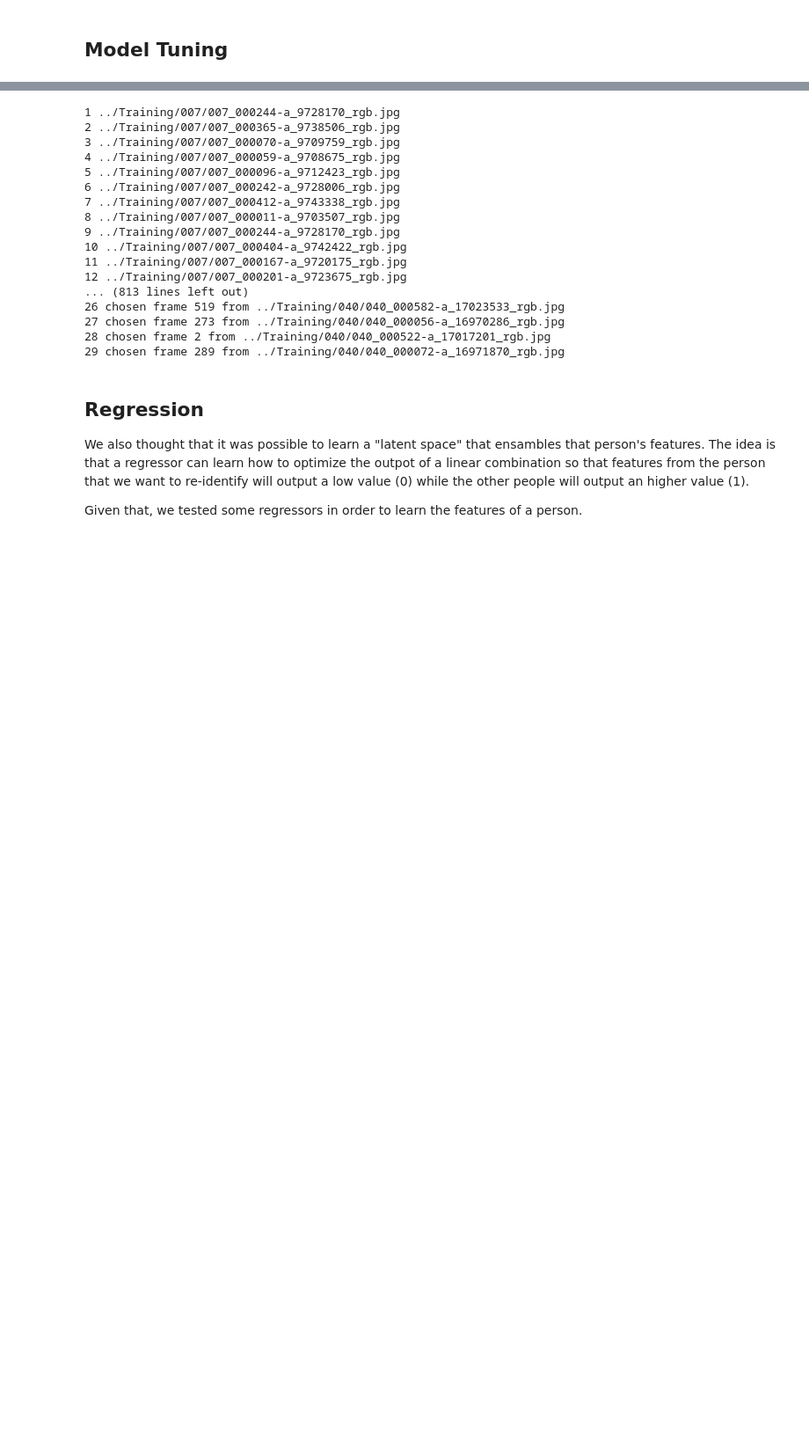
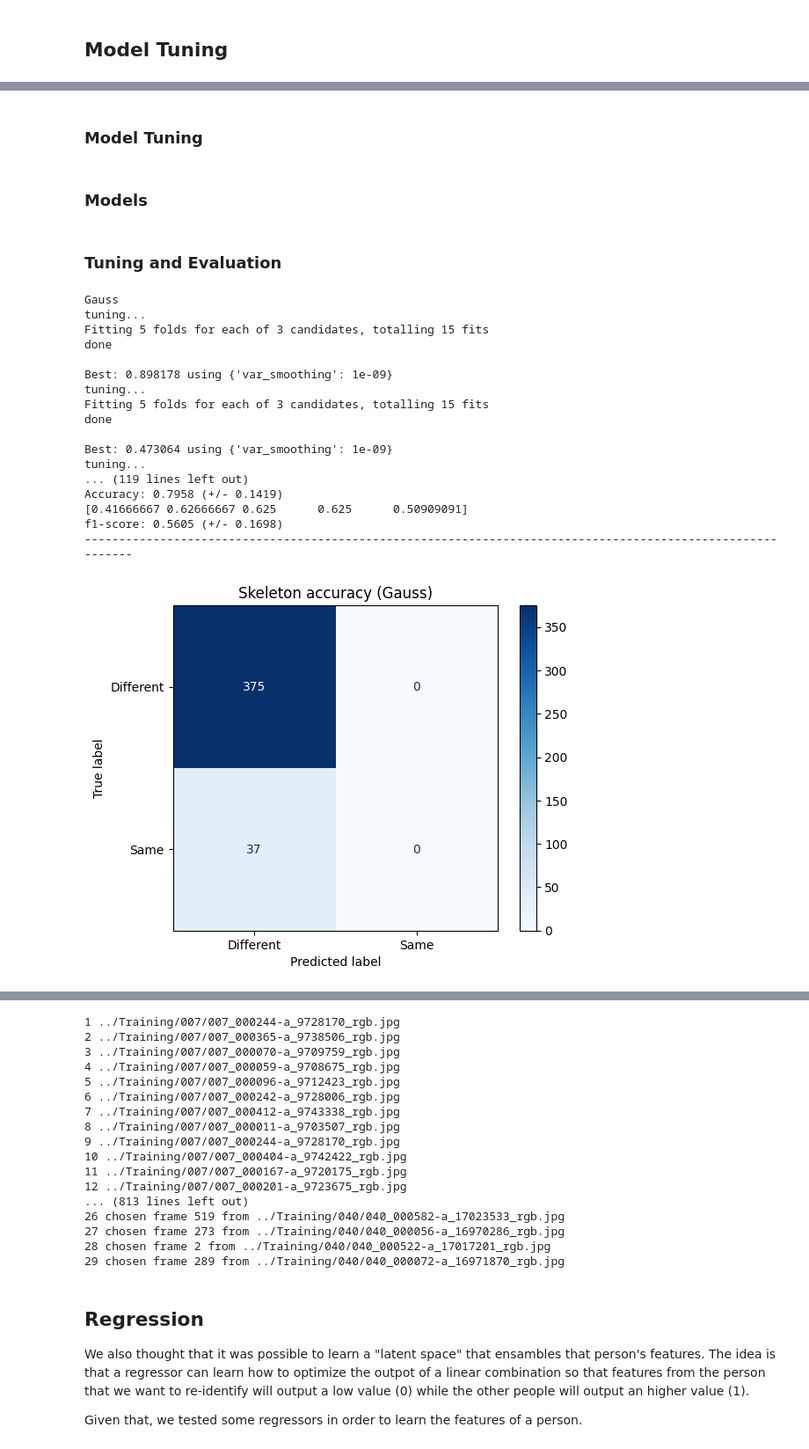
Before and after one commit to Andreus00/FDS, a Jupyter notebook: src/notebook.ipynb, the cells around one changed output, grey strips where cells are left out. Shown at 88% size. Drawn from its saved outputs; the diff is of its cells as text; code cells hidden in the pictures; blank space fills up the shorter version.

Commit message:
modeltuningdone

```diff
--- a/src/notebook.ipynb
+++ b/src/notebook.ipynb
@@ -335,0 +181,2 @@ f1-score: 0.7739 (+/- 0.1478)
+# %% [markdown]
+### Model Tuning
@@ -335,0 +194,2 @@ f1-score: 0.7739 (+/- 0.1478)
+# %% [markdown]
+### Models
@@ -335,0 +268,61 @@ f1-score: 0.7739 (+/- 0.1478)
+# %% [markdown]
+### Tuning and Evaluation
+# %%
+
+for model in models:
+    print(model)
+    current_model = models[model]
+    best_accuracy_params_skel = tune_model(current_model[0](), current_model[1], 'accuracy', X_skel, y_train, -1)
+    best_f1macro_params_skel = tune_model(current_model[0](), current_model[1], 'f1_macro',  X_skel, y_train, -1)
+    best_accuracy_params_clothes = tune_model(current_model[0](), current_model[1], 'accuracy', X_clothes, y_train, -1)
+    best_f1macro_params_clothes = tune_model(current_model[0](), current_model[1], 'f1_macro',  X_clothes, y_train, -1)
+    best_accuracy_params_face = tune_model(current_model[0](), current_model[1], 'accuracy', X_face, y_face, -1)
+    best_f1macro_params_face = tune_model(current_model[0](), current_model[1], 'f1_macro',  X_face, y_face, -1)
+    tuned_models_skel = {
+        'Skeleton accuracy': current_model[0](**best_accuracy_params_skel),
+        'Skeleton f1_macro': current_model[0](**best_f1macro_params_skel)
+    }
+
+    tuned_models_clothes = {
+        'Clothes accuracy': current_model[0](**best_accuracy_params_clothes),
+        'Clothes f1_macro': current_model[0](**best_f1macro_params_clothes)
+    }
+
+    tuned_models_face = {
+        'Face accuracy': current_model[0](**best_accuracy_params_face),
+        'Face f1_macro': current_model[0](**best_f1macro_params_face)
+    }
+
+    fit_models(tuned_models_skel, X_skel, y_train)
+    fit_models(tuned_models_clothes, X_clothes, y_train)
+    fit_models(tuned_models_face, X_face, y_face)
+    print("-"*50)
+    print("Skeleton")
+    evaluate_models(tuned_models_skel,model, X_skel, y_train)
+    print("-"*50)
+    print("Clothes")
+    print("-"*50)
+    evaluate_models(tuned_models_clothes,model, X_clothes, y_train)
+    print("-"*50)
+    print("Face")
+    print("-"*50)
+    evaluate_models(tuned_models_face,model, X_face, y_face)
+# %% [output]
+Gauss
+tuning...
+Fitting 5 folds for each of 3 candidates, totalling 15 fits
+done
+
+Best: 0.898178 using {'var_smoothing': 1e-09}
+tuning...
+Fitting 5 folds for each of 3 candidates, totalling 15 fits
+done
+
+Best: 0.473064 using {'var_smoothing': 1e-09}
+tuning...
+... (119 lines left out)
+Accuracy: 0.7958 (+/- 0.1419)
+[0.41666667 0.62666667 0.625      0.625      0.50909091]
+f1-score: 0.5605 (+/- 0.1698)
+------------------------------------------------------------------------------------------------------------
+[figure, added]
```
Also changed, not shown: parts of 7 cells of this notebook.
